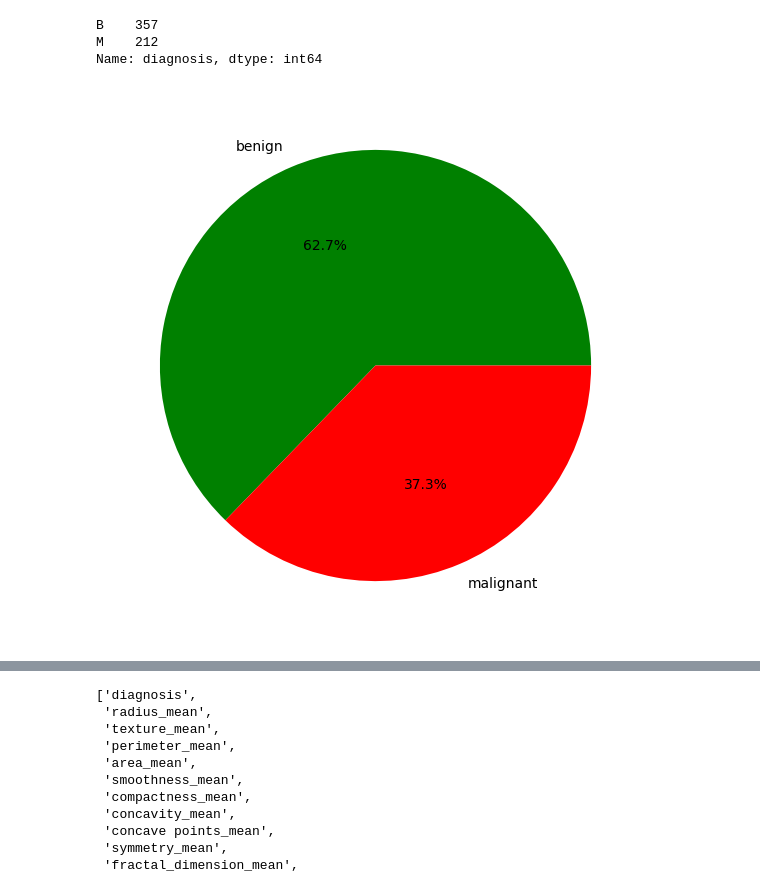
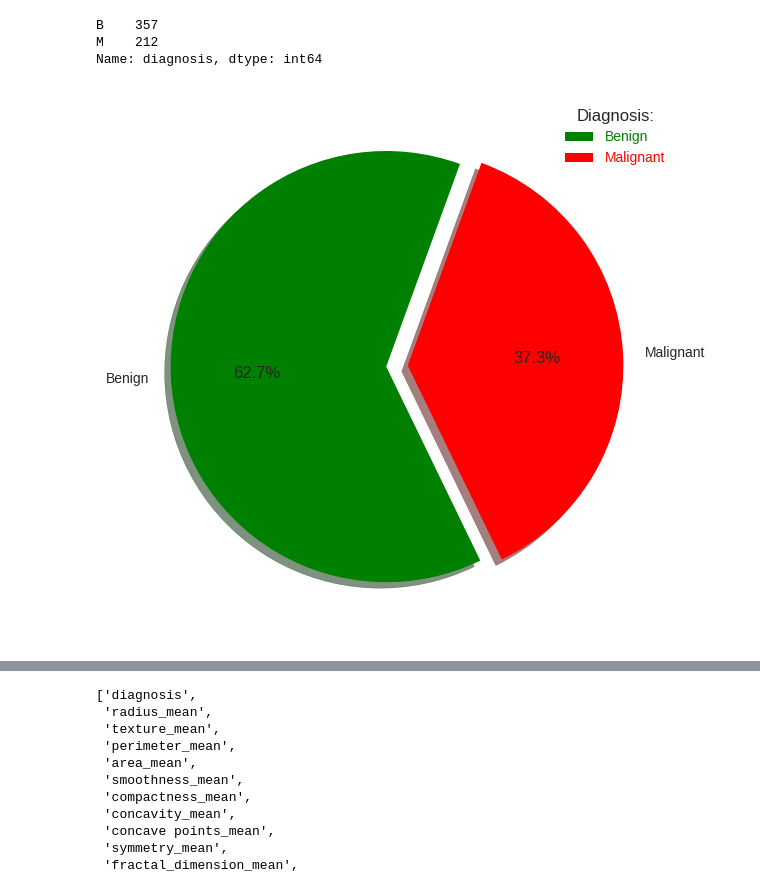
Before and after one commit to OleksiiHayvoronskyi/breast_cancer, a Jupyter notebook: breast_cancer_wisconsin_pynb.ipynb, the cells around one changed output, grey strips where cells are left out. Cells and saved outputs as stored; diff of their text form; code cells hidden in the pictures.

```diff
--- a/breast_cancer_wisconsin_pynb.ipynb
+++ b/breast_cancer_wisconsin_pynb.ipynb
@@ -240,17 +248,26 @@ B    357
 M    212
 Name: diagnosis, dtype: int64
 # %%
-# Displaying of percentage of diagnos.
-labels = 'benign', 'malignant'
+# Displaying of percentage of diagnosis.
+labels = 'Benign', 'Malignant'
 colors = 'green', 'red'
+myexplode = [0.1, 0]
 
 fig = plt.figure(figsize =(10, 7))
 plt.pie(data_new["diagnosis"].value_counts(),
         colors=colors,
-        labels=labels, autopct='%1.1f%%')
+        labels=labels,
+        autopct='%1.1f%%',
+        explode=myexplode,
+        startangle=70,
+        shadow=True)
 
-# show plot
+plt.legend(title='Diagnosis:',
+           labelcolor='linecolor',
+           facecolor='lightcyan')
+
+# Show plot.
 plt.show()
 # %% [output]
-[figure, old version]
+[figure, new version]
 # %%
```
Also changed, not shown: parts of 39 cells of this notebook.
